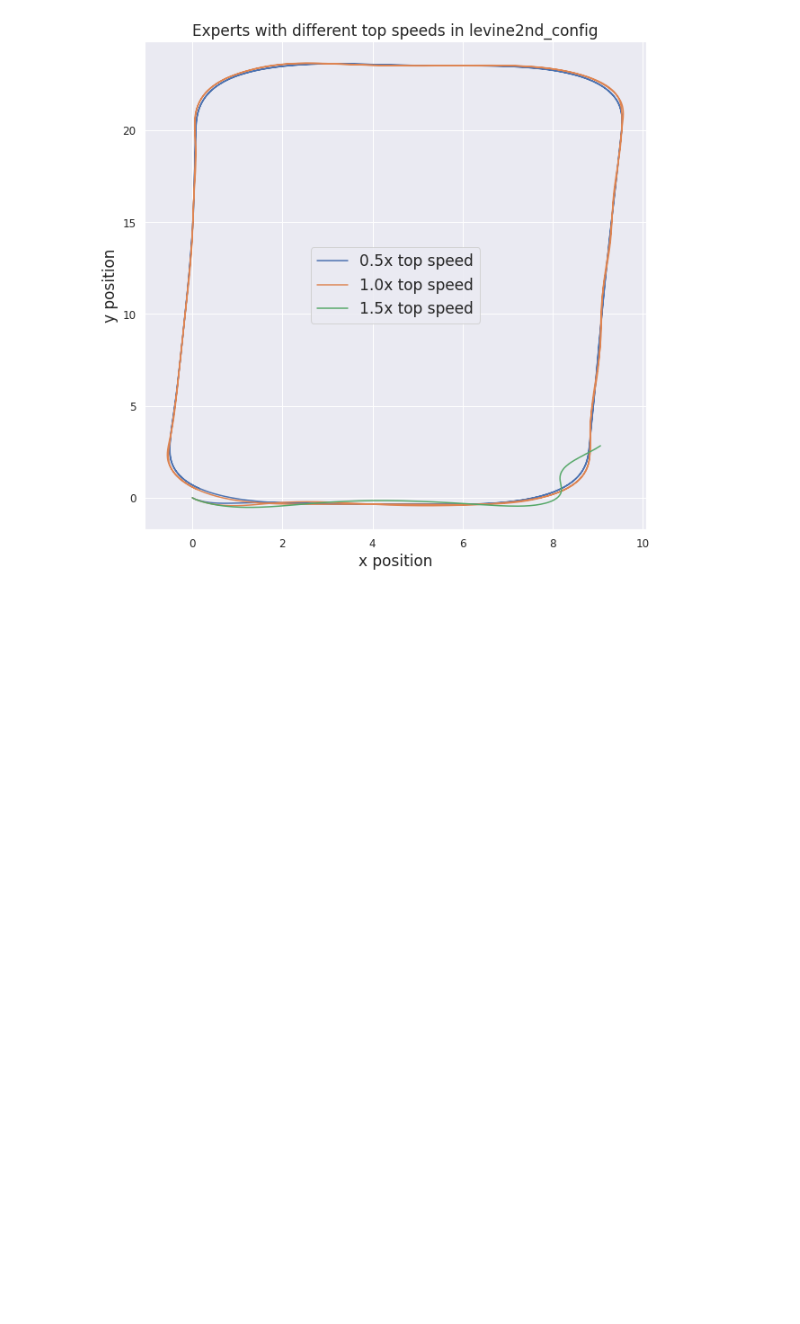
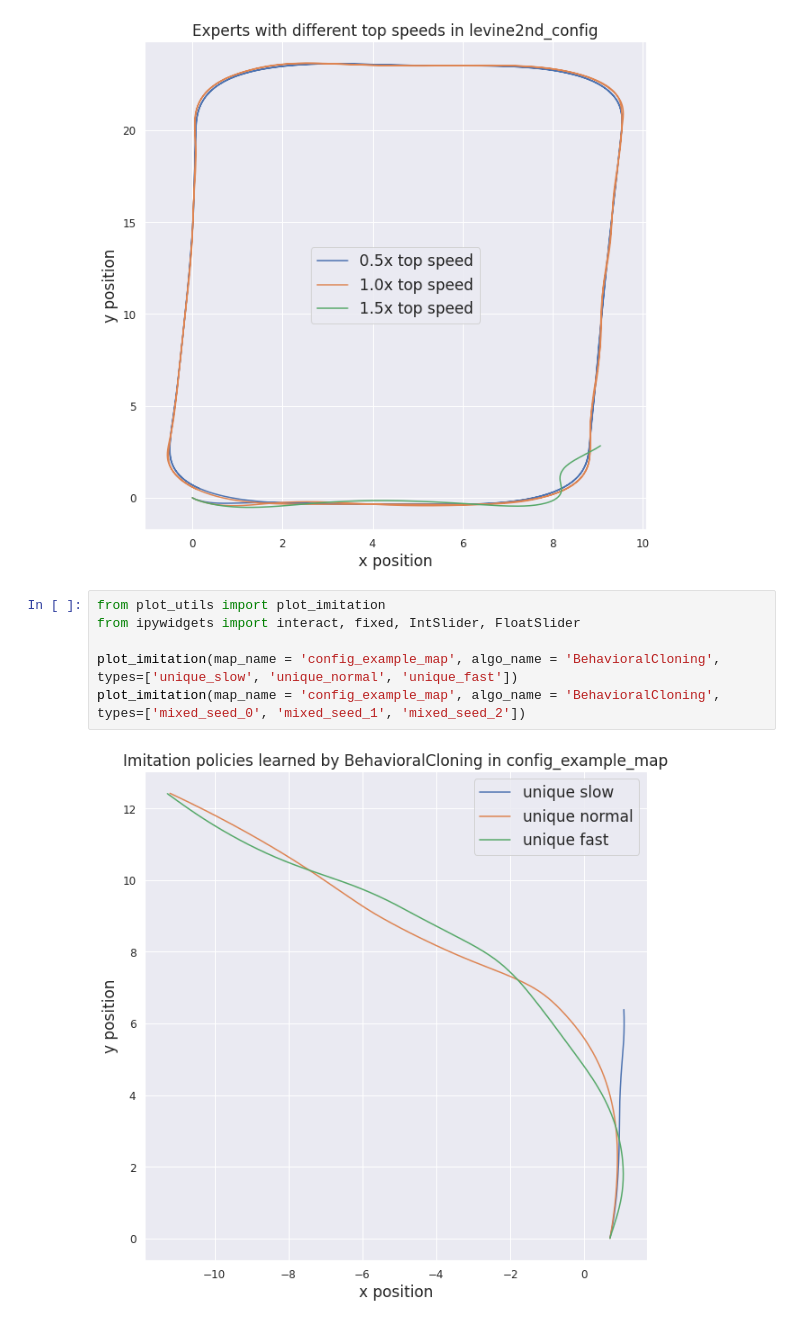
Before and after one commit to kaustubhsridhar/f1tenth_il, a Jupyter notebook: imitation_learning/plot.ipynb, the cells around one changed output. Saved outputs shown, nothing was run; the diff lists cells and outputs as text; blank space fills up the shorter version.

Commit message:
added IL with BC train, infer, and plot code

```diff
--- a/imitation_learning/plot.ipynb
+++ b/imitation_learning/plot.ipynb
@@ -9,3 +9,11 @@ plot_experts(map_name ='levine2nd_config', vgain_scales=[0.5, 1.0, 1.5])
 # %% [output]
 [figure]
 [figure]
+# %%
+from plot_utils import plot_imitation
+from ipywidgets import interact, fixed, IntSlider, FloatSlider
+
+plot_imitation(map_name = 'config_example_map', algo_name = 'BehavioralCloning', types=['unique_slow', 'unique_normal', 'unique_fast'])
+plot_imitation(map_name = 'config_example_map', algo_name = 'BehavioralCloning', types=['mixed_seed_0', 'mixed_seed_1', 'mixed_seed_2'])
+# %% [output]
+[figure, added]
```
Also changed, not shown: parts of 1 cell of this notebook, 18 other files.
